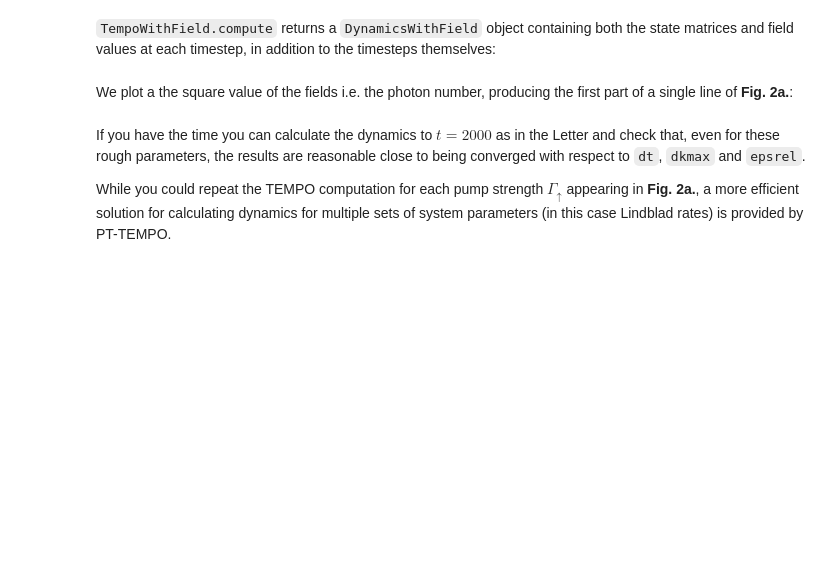
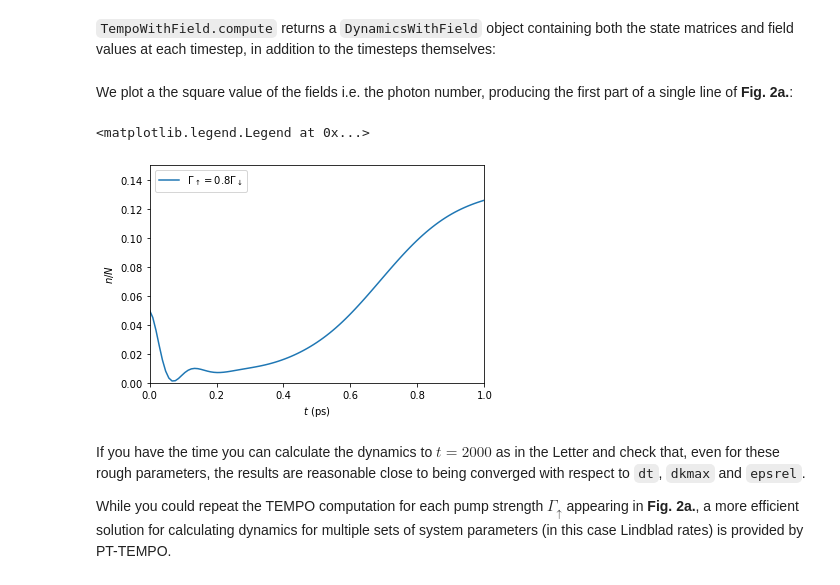
Before and after one commit to tempoCollaboration/OQuPy, a Jupyter notebook: tutorials/mf_tempo.ipynb, the cells around one changed output. Saved outputs shown, nothing was run; the diff lists cells and outputs as text; code cells hidden in the pictures; blank space fills up the shorter version.

Commit message:
Use rougher parameters in MF tutorial

```diff
--- a/tutorials/mf_tempo.ipynb
+++ b/tutorials/mf_tempo.ipynb
@@ -162,5 +168,5 @@ To reduce the computation time we simulate only part of the dynamics. We also lo
 # %%
-tempo_parameters = oqupy.TempoParameters(dt=1.2, dkmax=80, epsrel=10**(-5))
+tempo_parameters = oqupy.TempoParameters(dt=2.4, dkmax=40, epsrel=10**(-5))
 start_time = 0.0
-end_time = 500.0
+end_time = 250.0
 # %% [markdown]
@@ -184,13 +194,15 @@ fields = dynamics_with_field.fields
 We plot a the square value of the fields i.e. the photon number, producing the first part of a single line of **Fig. 2a.**:
 # %%
 n = np.abs(fields)**2
-plt.plot(times, n, label=r'$\Gamma_\uparrow = 0.8\Gamma_\downarrow$')
-plt.xlabel(r'$t$ (ps)', fontsize=16)
-plt.yticks(ticks=[0,0.05,0.1,0.15],fontsize=14)
-plt.xticks(ticks=[0,250,500], labels=['0','1','2'], fontsize=14)
-plt.ylabel(r'$n/N$', fontsize=16)
+plt.plot(times/250, n, label=r'$\Gamma_\uparrow = 0.8\Gamma_\downarrow$')
+plt.xlabel(r'$t$ (ps)')
+plt.ylabel(r'$n/N$')
+plt.xlim((0.0,1.0))
 plt.ylim((0.0,0.15))
-plt.legend(fontsize=16, loc='lower right');
+plt.legend(loc='upper left')
+# %% [output]
+<matplotlib.legend.Legend at 0x...>
+[figure, added]
 # %% [markdown]
 If you have the time you can calculate the dynamics to $t=2000$ as in the Letter and check that, even for these rough parameters, the results are reasonable close to being converged with respect to `dt`, `dkmax` and `epsrel`.
 
```
Also changed, not shown: parts of 8 cells of this notebook.
